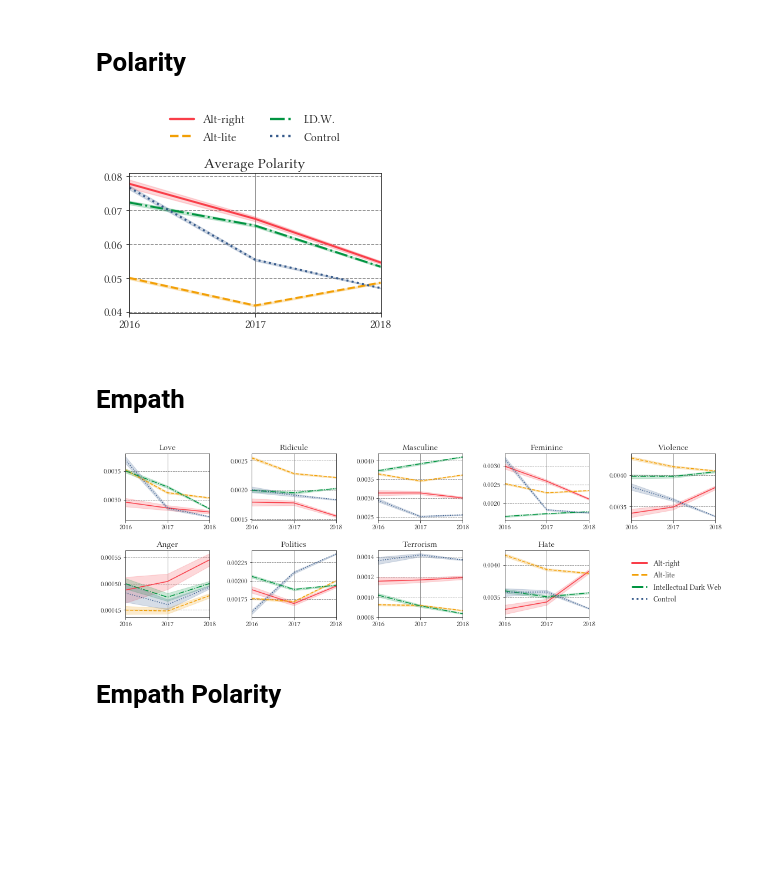
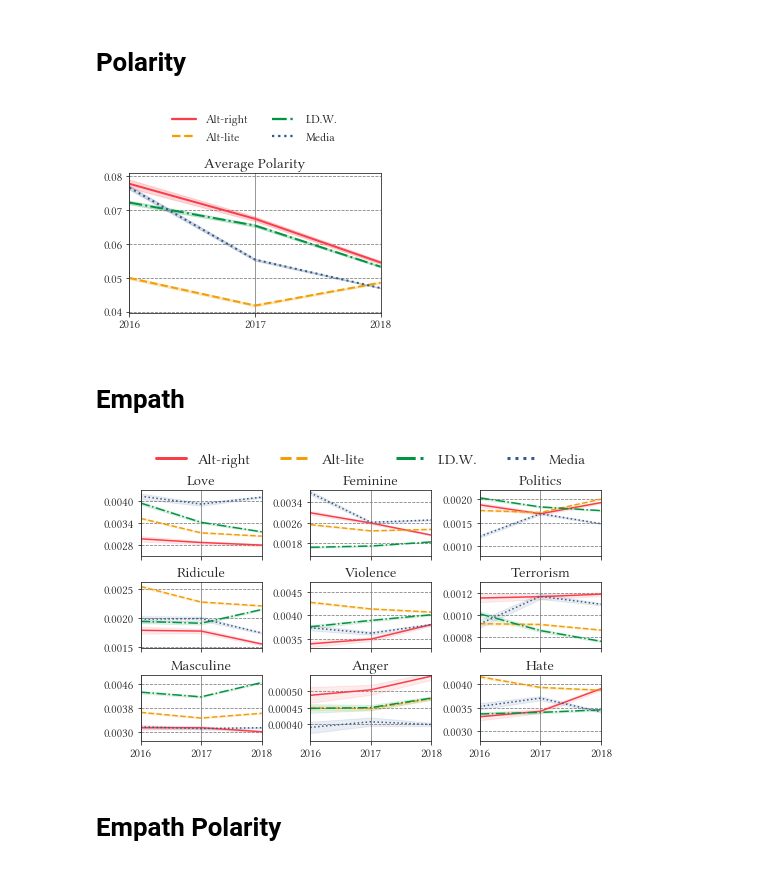
Before and after one commit to EmanuelHappy/youtube_hatespeech, a Jupyter notebook: analyzes/new_time_analysis.ipynb, the cells around one changed output. Saved outputs shown, nothing was run; the diff lists cells and outputs as text; code cells hidden in the pictures; blank space fills up the shorter version.

```diff
--- a/analyzes/new_time_analysis.ipynb
+++ b/analyzes/new_time_analysis.ipynb
@@ -28,9 +28,9 @@ from os.path import expanduser
 import pandas as pd
 import numpy as np
 
-cats = ["Alt-right", "Alt-lite", "I.D.W.", "Control"]
+cats = ["Alt-right", "Alt-lite", "I.D.W.", "Media"]
 names = ["Alt-right", "Alt-lite", "IDW", "control"]
-colors = {"Alt-right": "#f93e49", "Alt-lite": "#F29F05", "I.D.W.": "#019441", "Control": "#35598a"}
+colors = {"Alt-right": "#f93e49", "Alt-lite": "#F29F05", "I.D.W.": "#019441", "Media": "#35598a"}
 x_label = ["2016", "2017", "2018"]
 lines = ['-', '--', '-.', ':']
 df_path = "./../data/sentiment/dataframes/"
@@ -100,7 +100,7 @@ for ax in axs:
 plt.savefig(f"{img_path}textblob/time/average_polarity.pdf", bbox_inches = 'tight')
 plt.savefig(f"{img_path}textblob/time/average_polarity.png", bbox_inches = 'tight')
 # %% [output]
-[figure, old version]
+[figure, new version]
 # %% [markdown]
 # Empath
 # %%
@@ -110,25 +110,24 @@ emotion_list = ['love', 'ridicule', 'masculine', 'feminine',
 empath = []
 empath_df_path = df_path + "empath_df/"
 for name in names:
-    empath.append(pd.read_csv(f"{empath_df_path}{name}_empath_new.csv"))
+    empath.append(pd.read_csv(f"{empath_df_path}{name}_empath.csv"))
 
 fig = plt.figure(
     constrained_layout=False,
-    figsize=(18, 5),
+    figsize=(8.25, 4.5),
 )
-gs = fig.add_gridspec(nrows=2, ncols=5, wspace=0.5, hspace=0.45, top=0.90)
+gs = fig.add_gridspec(nrows=3, ncols=3, wspace=0.4, hspace=0.4, top=0.90)
 
 # adds subplots
 ax1 = fig.add_subplot(gs[0, 0])
-ax2 = fig.add_subplot(gs[0, 1])
-ax3 = fig.add_subplot(gs[0, 2])
-ax4 = fig.add_subplot(gs[0, 3])
-ax5 = fig.add_subplot(gs[0, 4])
-ax6 = fig.add_subplot(gs[1, 0], sharex=ax1)
-ax7 = fig.add_subplot(gs[1, 1], sharex=ax2)
-ax8 = fig.add_subplot(gs[1, 2], sharex=ax3)
-ax9 = fig.add_subplot(gs[1, 3], sharex=ax3)
-#ax10 = fig.add_subplot(gs[1, 4], sharex=ax3)
+ax2 = fig.add_subplot(gs[1, 0])
+ax3 = fig.add_subplot(gs[2, 0])
+ax4 = fig.add_subplot(gs[0, 1])
+ax5 = fig.add_subplot(gs[1, 1])
+ax6 = fig.add_subplot(gs[2, 1])
+ax7 = fig.add_subplot(gs[0, 2])
+ax8 = fig.add_subplot(gs[1, 2])
+ax9 = fig.add_subplot(gs[2, 2])
 
 axs = [ax1, ax2, ax3, ax4, ax5, ax6, ax7, ax8, ax9]
 
@@ -137,45 +136,73 @@ for ax, emotion in zip(axs, emotion_list):
     for i in range(len(names)):
         ax.plot(x_label, empath[i][emotion], lines[i], color=colors[cats[i]])
         ax.fill_between(x_label, empath[i][f"{emotion}_dyd"], empath[i][f"{emotion}_dyu"],
-                        alpha=0.2, color=colors[cats[i]])
+                        alpha=0.1, color=colors[cats[i]])
 
 
     # Sets ticks, titles and limits
     ax.set_title(emotion.capitalize(), fontsize=15)
     ax.set_xlim("2016", "2018")
 
+ax1.set_ylim(0.0025, 0.0043)
+ax1.set_yticks([0.0028, 0.0034, 0.0040])
+
+ax3.set_ylim(0.0027, 0.0049)
+ax3.set_yticks([0.0030, 0.0038, 0.0046])
+
+ax4.set_ylim(0.0013, 0.0039)
+ax4.set_yticks([0.0018, 0.0026, 0.0034])
+
+ax5.set_ylim(0.0033, 0.0047)
+ax5.set_yticks([0.0035, 0.0040, 0.0045])
+
+ax6.set_ylim(0.00035, 0.00055)
+ax6.set_yticks([0.0004, 0.00045, 0.0005])
+
+ax7.set_ylim(0.0008, 0.0022)
+ax7.set_yticks([0.001, 0.0015, 0.002])
+
+ax8.set_ylim(0.0007, 0.0013)
+ax8.set_yticks([0.0008, 0.001, 0.0012])
+
+ax9.set_ylim(0.0028, 0.0042)
+ax9.set_yticks([0.003, 0.0035, 0.004])
+
 
 # Adds legend on the top
-leg = ax9.legend(cats,
-           loc='lower right',
-           bbox_to_anchor=(2.65, 0.1),
-           ncol=1,
+leg = ax4.legend(cats,
+           loc='upper center',
+           bbox_to_anchor=(0.5, 1.77),
+           ncol=4,
            fancybox=False,
            shadow=False,
            frameon=False,
            edgecolor=None,
-           fontsize=13)
+           fontsize=15)
 
-
+c = 0
+for ax in axs:
+    c+=1
+    if(c%3==0): continue
+    ax.xaxis.set_tick_params(labelbottom=False)
 
 for line in leg.get_lines():
     line.set_linewidth(3.0)
 
 # Common axis config, grids, etc
 for ax in axs:
     ax.xaxis.grid(color='gray', linestyle='solid')
     ax.yaxis.grid(color='gray', linestyle='dashed')
     ax.xaxis.set_tick_params(rotation=0)
     ax.set_xlabel("")
     ax.set_ylabel("")
 
 # Adds labels
 
 # Saves figs
 plt.savefig(f"{img_path}empath/time/empath_mean.pdf", bbox_inches = 'tight')
 plt.savefig(f"{img_path}empath/time/empath_mean.png", bbox_inches = 'tight')
 # %% [output]
-[figure, old version]
+[figure, new version]
 # %% [markdown]
 # Empath Polarity
 # %%
```
Also changed, not shown: parts of 2 cells of this notebook, 8 other files.
